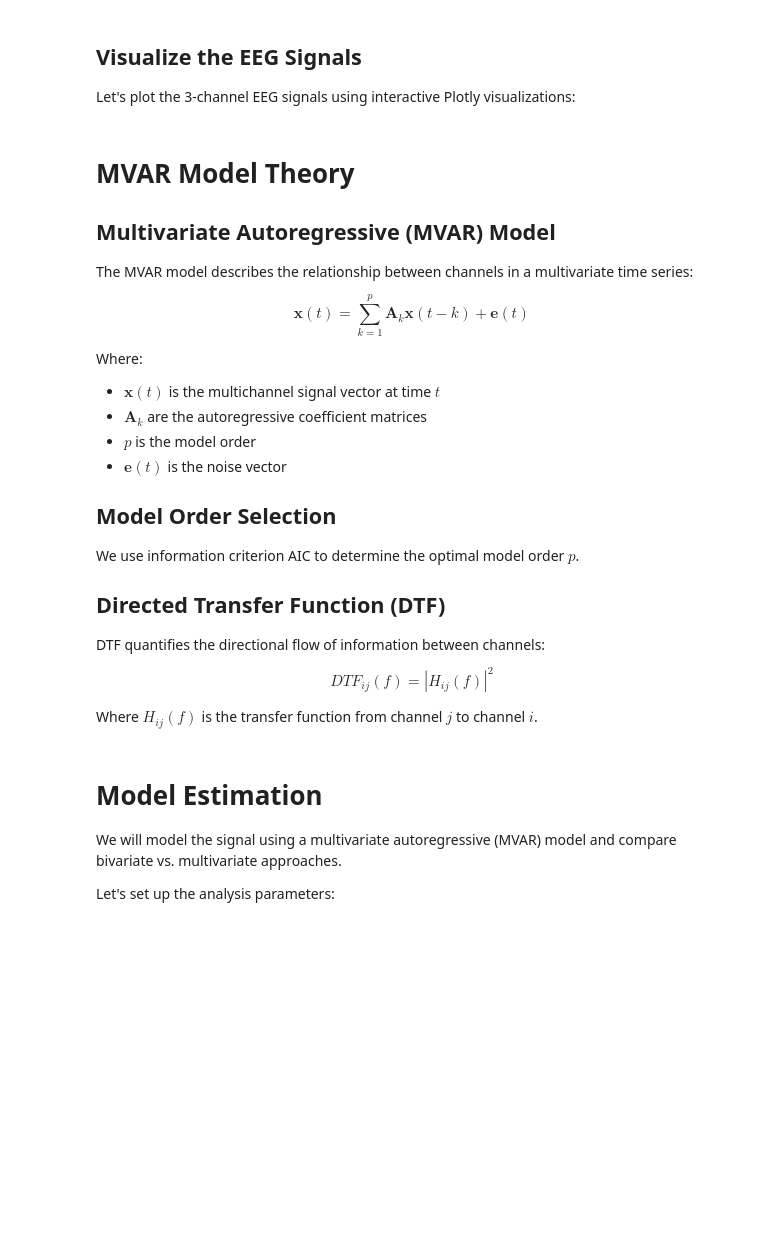
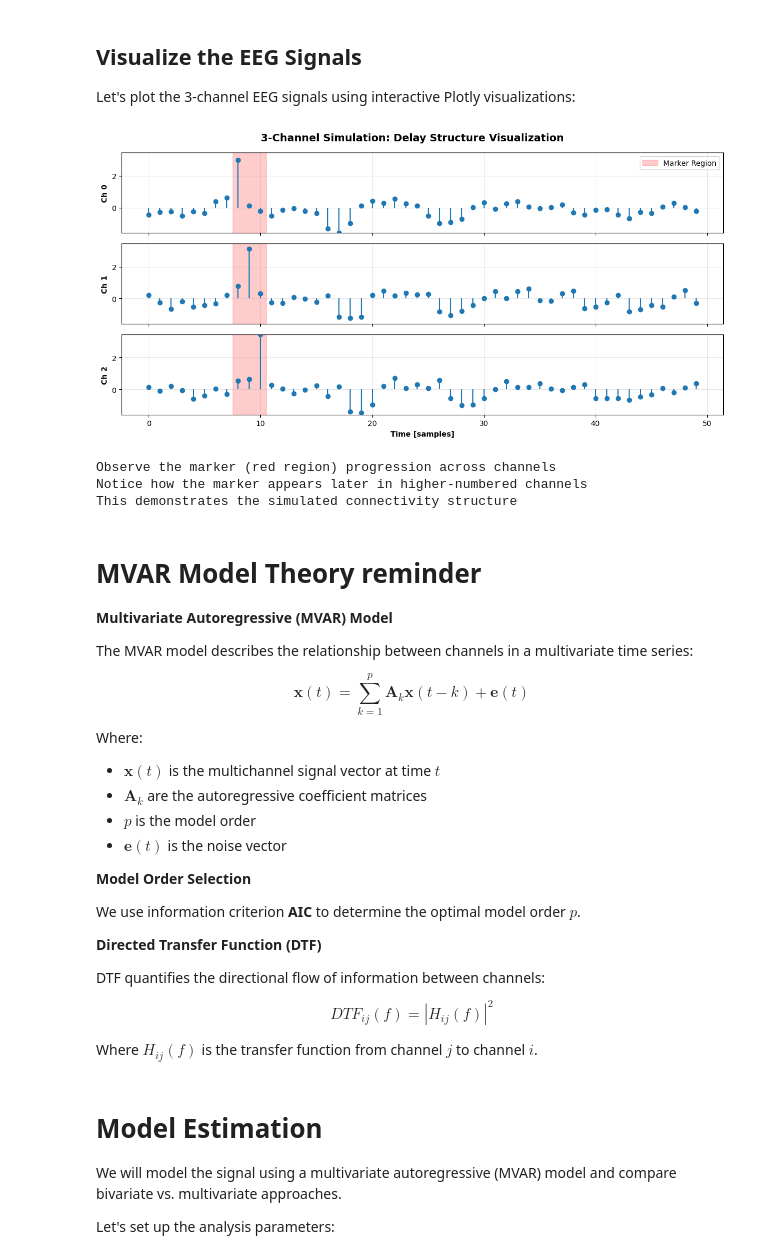
Before and after one commit to jzygierewicz/SYNCCIN_2025_summer_school, a Jupyter notebook: 3_channels_MVAR.ipynb, the cells around one changed output. Saved outputs shown, nothing was run; the diff lists cells and outputs as text; code cells hidden in the pictures; blank space fills up the shorter version.

```diff
--- a/3_channels_MVAR.ipynb
+++ b/3_channels_MVAR.ipynb
@@ -155,46 +211,41 @@ print(f"Data shape: {sim1.shape}")
 
 Let's plot the 3-channel EEG signals using interactive Plotly visualizations:
 # %%
-# Plot the signals using Plotly for interactive zooming
-time_samples = np.arange(N_samp)
-time_seconds = time_samples / Fs
+# Visualize the first 50 samples to see the delay structure
+idx = np.arange(0, 50, 1)
+Min = np.min(sim1[:, idx])
+Max = np.max(sim1[:, idx])
 
-fig = make_subplots(
-    rows=N_chan, cols=1,
-    shared_xaxes=True,
-    subplot_titles=[f'Channel {i}' for i in range(N_chan)],
-    vertical_spacing=0.05
-)
-
-colors = px.colors.qualitative.Set1[:N_chan]
+# Create figure with N_chan subplots
+fig, ax = plt.subplots(N_chan, 1, sharex=True, figsize=(12, 6))
+fig.suptitle('3-Channel Simulation: Delay Structure Visualization', fontsize=14, fontweight='bold')
 
 for i in range(N_chan):
-    fig.add_trace(
-        go.Scatter(
-            x=time_seconds,
-            y=sim1[i, :],
-            mode='lines',
-            name=f'Channel {i}',
-            line=dict(color=colors[i], width=1),
-            showlegend=False
-        ),
-        row=i+1, col=1
-    )
+    ax[i].stem(idx, sim1[i, idx], basefmt=" ")
+    ax[i].set_ylabel(f'Ch {i}', fontweight='bold')
+    ax[i].set_ylim([Min, Max])
+    ax[i].grid(True, alpha=0.3)
 
-fig.update_layout(
-    height=150*N_chan + 100,
-    title_text="3-Channel EEG Signals",
-    font=dict(size=12)
-)
+    # Highlight the marker region
+    ax[i].axvspan(7.5, 10.5, alpha=0.2, color='red', label='Marker Region')
 
-fig.update_xaxes(title_text="Time [seconds]", row=N_chan, col=1)
-fig.update_yaxes(title_text="Amplitude [µV]")
+ax[N_chan-1].set_xlabel('Time [samples]', fontweight='bold')
+ax[0].legend()
+plt.tight_layout()
+plt.show()
 
-fig.show()
+print("Observe the marker (red region) progression across channels")
+print("Notice how the marker appears later in higher-numbered channels")
+print("This demonstrates the simulated connectivity structure")
+# %% [output]
+[figure, added]
+Observe the marker (red region) progression across channels
+Notice how the marker appears later in higher-numbered channels
+This demonstrates the simulated connectivity structure
 # %% [markdown]
-# MVAR Model Theory
+# MVAR Model Theory reminder
 
-## Multivariate Autoregressive (MVAR) Model
+**Multivariate Autoregressive (MVAR) Model**
 
 The MVAR model describes the relationship between channels in a multivariate time series:
 
@@ -206,11 +257,11 @@ Where:
 - $p$ is the model order
 - $\mathbf{e}(t)$ is the noise vector
 
-## Model Order Selection
+**Model Order Selection**
 
-We use information criterion AIC to determine the optimal model order $p$.
+We use information criterion **AIC** to determine the optimal model order $p$.
 
-## Directed Transfer Function (DTF)
+**Directed Transfer Function (DTF)**
 
 DTF quantifies the directional flow of information between channels:
 
```
Also changed, not shown: parts of 36 cells of this notebook.
